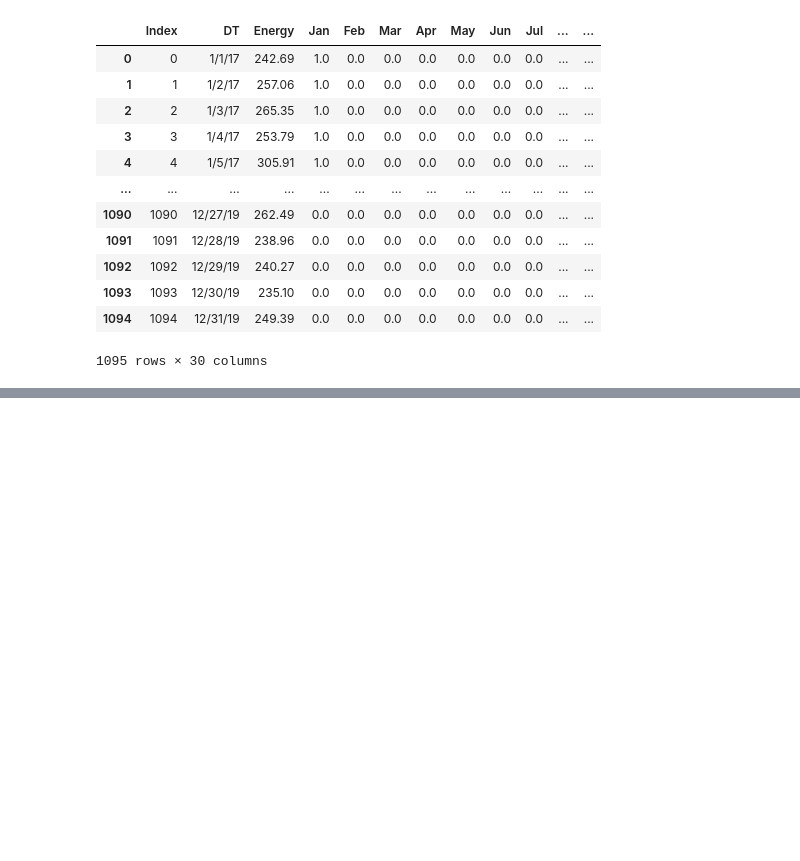
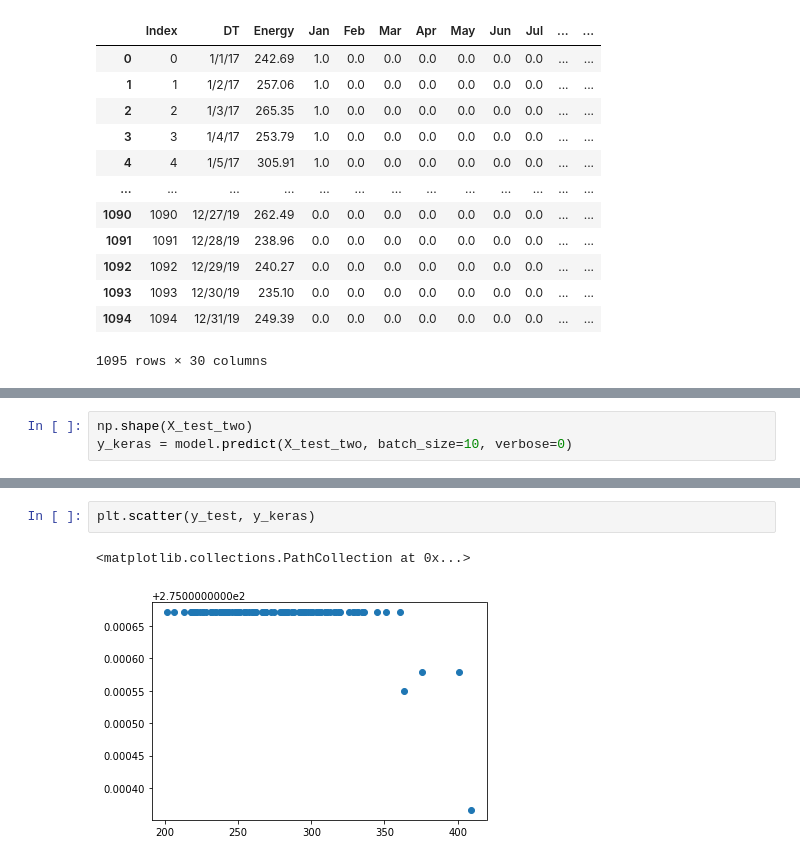
Before and after one commit to jakekosakoff/Physics-139-Final, a Jupyter notebook: Final Project Code/NN.ipynb, the cells around one changed output, grey strips where cells are left out. Drawn from its saved outputs; the diff is of its cells as text; blank space fills up the shorter version.

```diff
--- a/Final Project Code/NN.ipynb
+++ b/Final Project Code/NN.ipynb
@@ -32,0 +133,3 @@ X_train_val, X_test, y_train_val, y_test = train_test_split(X, y, test_size=0.1,
+# %%
+np.shape(X_test_two)
+y_keras = model.predict(X_test_two, batch_size=10, verbose=0)
@@ -32,0 +157,5 @@ X_train_val, X_test, y_train_val, y_test = train_test_split(X, y, test_size=0.1,
+# %%
+plt.scatter(y_test, y_keras)
+# %% [output]
+<matplotlib.collections.PathCollection at 0x...>
+[figure, added]
```
Also changed, not shown: parts of 12 cells of this notebook.
